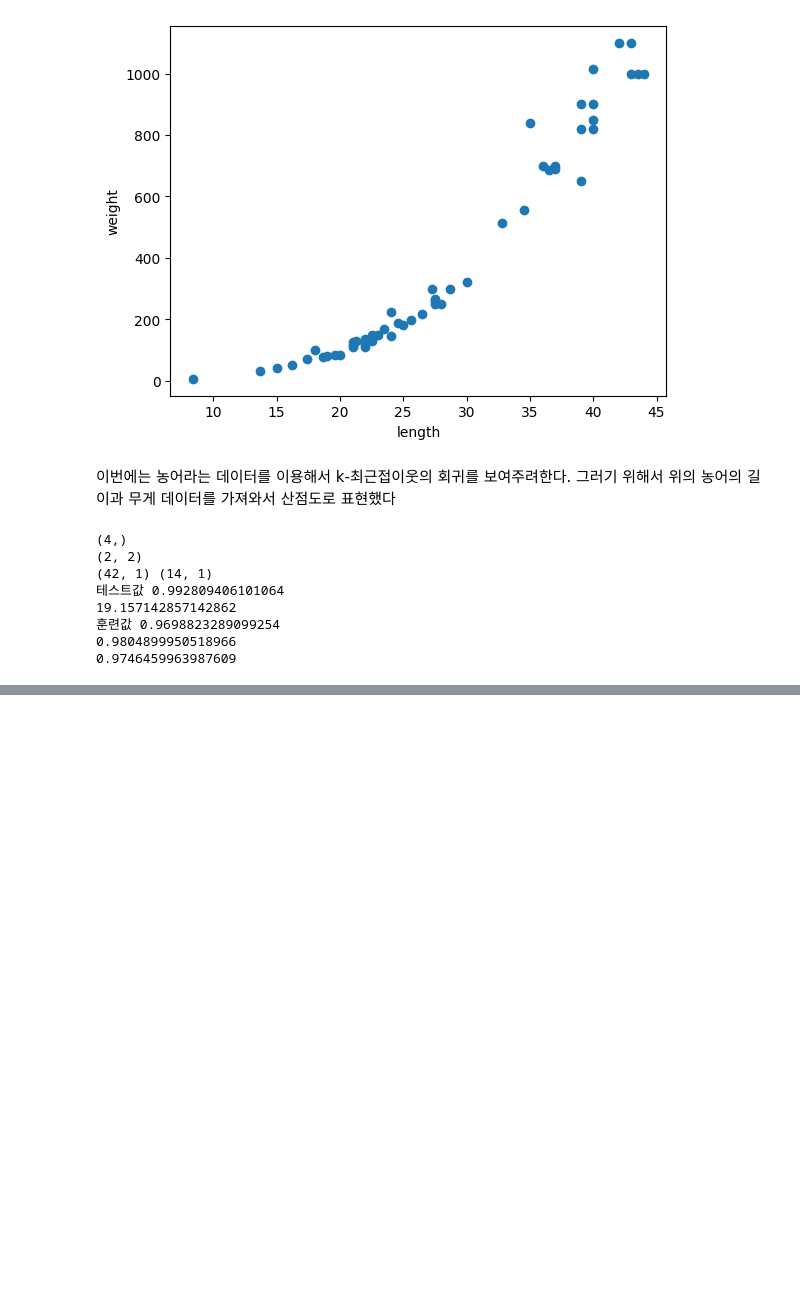
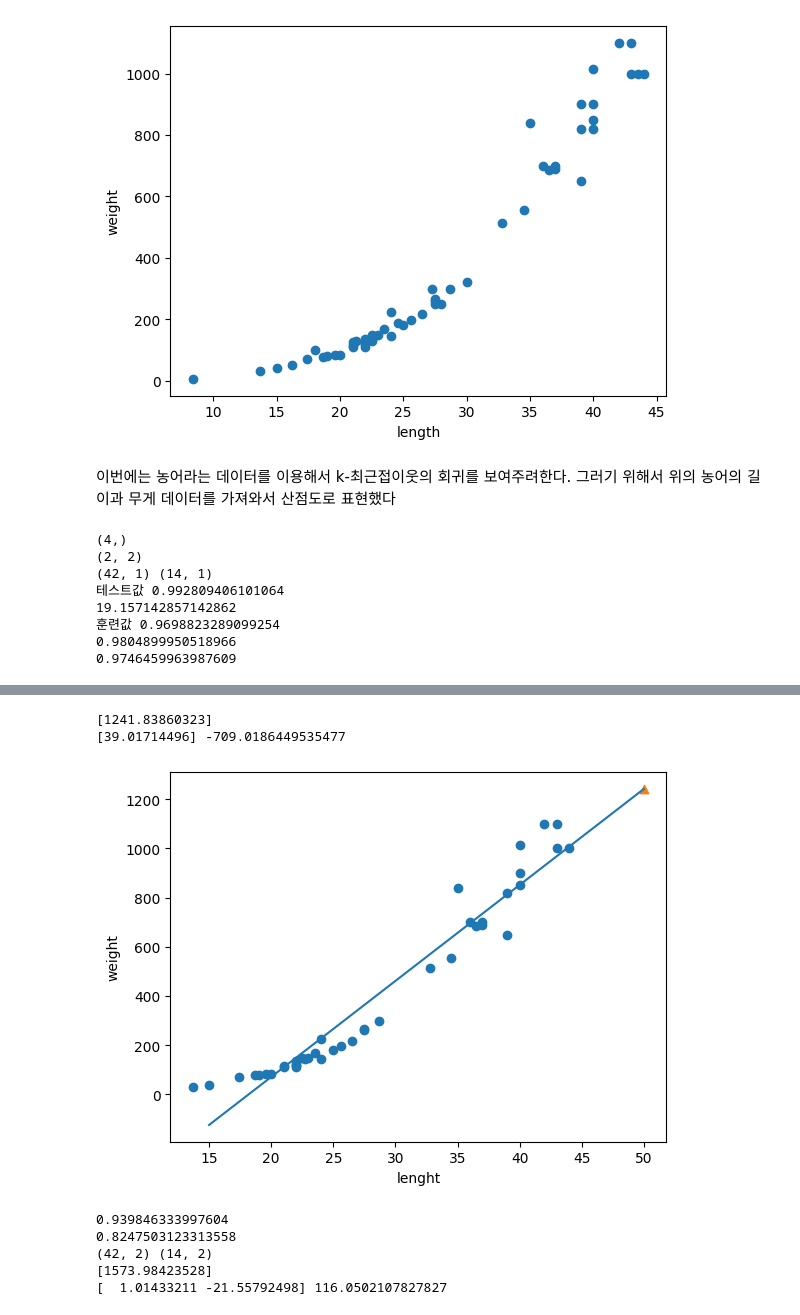
Before and after one commit to lwy2107/GK_co_work, a Jupyter notebook: Untitled0.ipynb, the cells around one changed output, grey strips where cells are left out. Drawn from its saved outputs; the diff is of its cells as text; code cells hidden in the pictures; blank space fills up the shorter version.

```diff
--- a/Untitled0.ipynb
+++ b/Untitled0.ipynb
@@ -392,0 +437,34 @@ print(knr.score(test_input, test_target)) #이웃수를 바꾸니 훈력값이
+# %%
+from sklearn.linear_model import LinearRegression
+
+lr=LinearRegression()
+
+lr.fit(train_input, train_target) #선형회귀로 훈련
+print(lr.predict([[50]]))#50cm 농어 예측의 값 선형회기도 사이킷런을 사용하고있으므로 같은 메서드를 사용한다. 절편을만들어야하는데 x는 길이 y는 무게이기에 원래값보다 높게 예측을 하게된것이다. 농어무게(y)=기울기(a)*농어길이(x)+절편(b)
+print(lr.coef_, lr.intercept_)
+plt.scatter(train_input, train_target)
+plt.plot([15,50],[15*lr.coef_+lr.intercept_, 50*lr.coef_+lr.intercept_])#혹여나 coef로 쓰지말고 반드시 _언더바를 써 넣어야 한다.
+plt.scatter(50, 1241.8, marker='^')
+plt.xlabel('lenght')
+plt.ylabel('weight')
+plt.show()
+print(lr.score(train_input, train_target))
+print(lr.score(test_input, test_target))
+
+train_poly=np.column_stack((train_input**2, train_input))
+test_poly=np.column_stack((test_input**2, test_input))
+print(train_poly.shape,test_poly.shape)
+
+lr=LinearRegression()
+lr.fit(train_poly, train_target)
+print(lr.predict([[50**2, 50]]))
+print(lr.coef_, lr.intercept_)
+# %% [output]
+[1241.83860323]
+[39.01714496] -709.0186449535477
+[figure, added]
+0.939846333997604
+0.8247503123313558
+(42, 2) (14, 2)
+[1573.98423528]
+[  1.01433211 -21.55792498] 116.0502107827827
```
Also changed, not shown: parts of 13 cells of this notebook.
